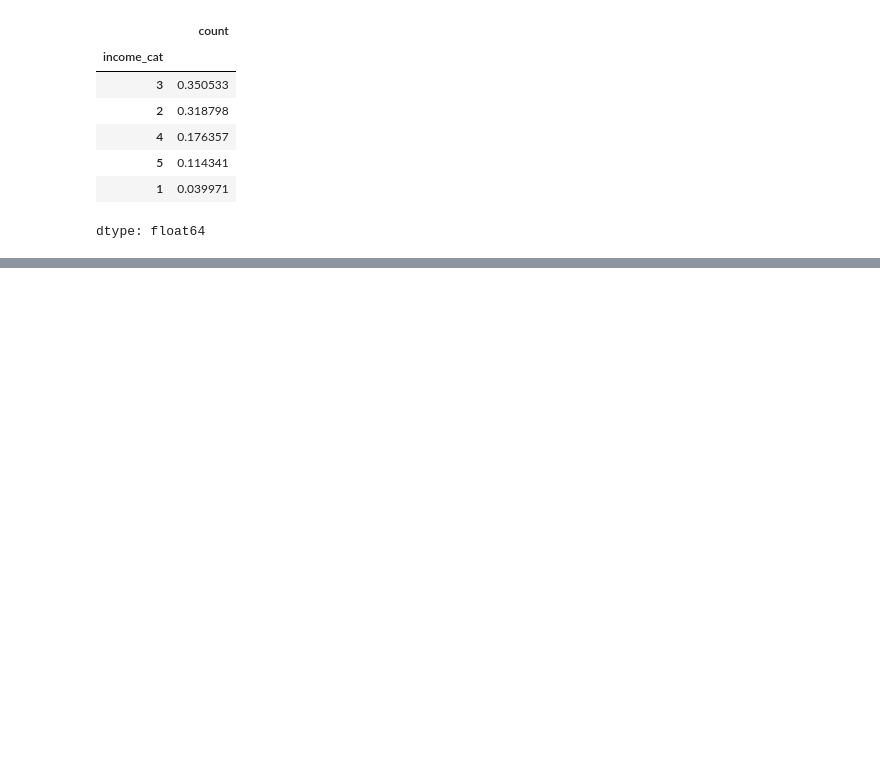
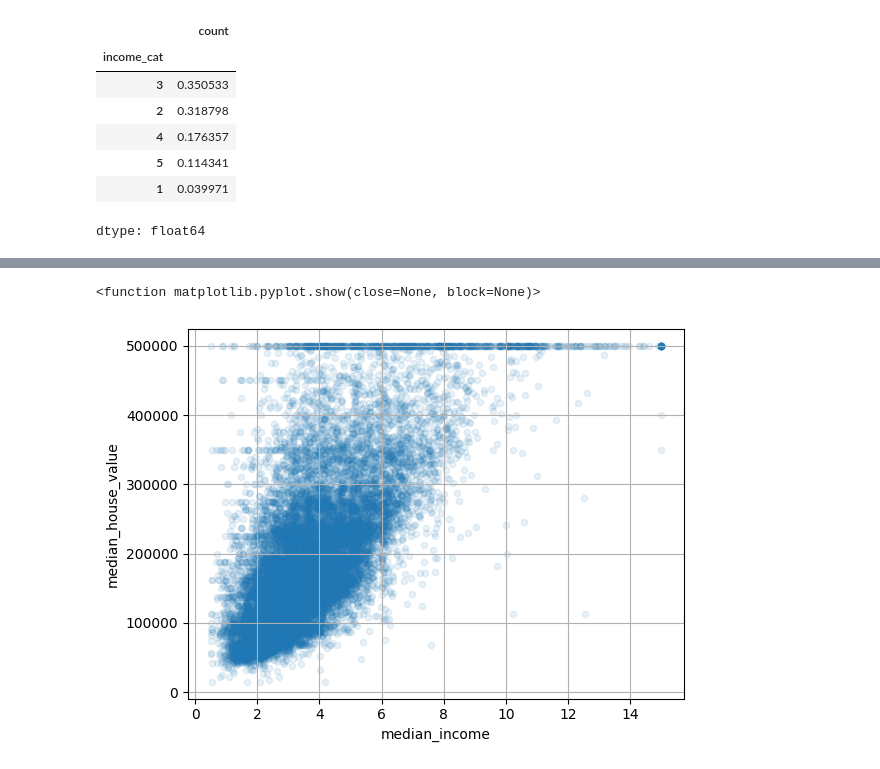
Before and after one commit to theDakshJaitly/HandsOnML_Aurelien-Geron, a Jupyter notebook: Chapter2.ipynb, the cells around one changed output, grey strips where cells are left out. Saved outputs shown, nothing was run; the diff lists cells and outputs as text; code cells hidden in the pictures; blank space fills up the shorter version.

```diff
--- a/Chapter2.ipynb
+++ b/Chapter2.ipynb
@@ -134,0 +167,6 @@ for set_ in (strat_train_set, strat_test_set):
+# %%
+housing.plot(kind="scatter", x="median_income", y="median_house_value", alpha=0.1, grid=True)
+plt.show
+# %% [output]
+<function matplotlib.pyplot.show(close=None, block=None)>
+[figure, added]
```
Also changed, not shown: parts of 6 cells of this notebook.
